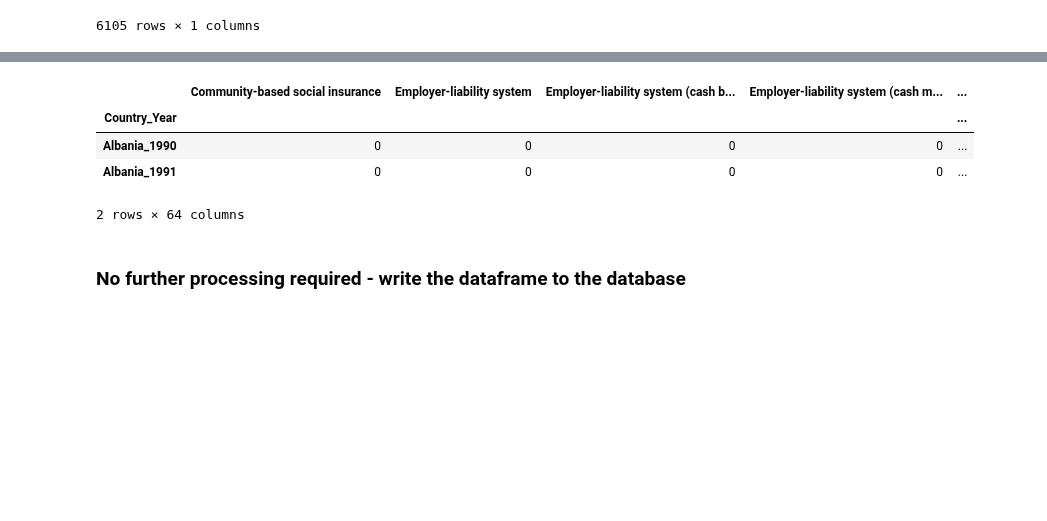
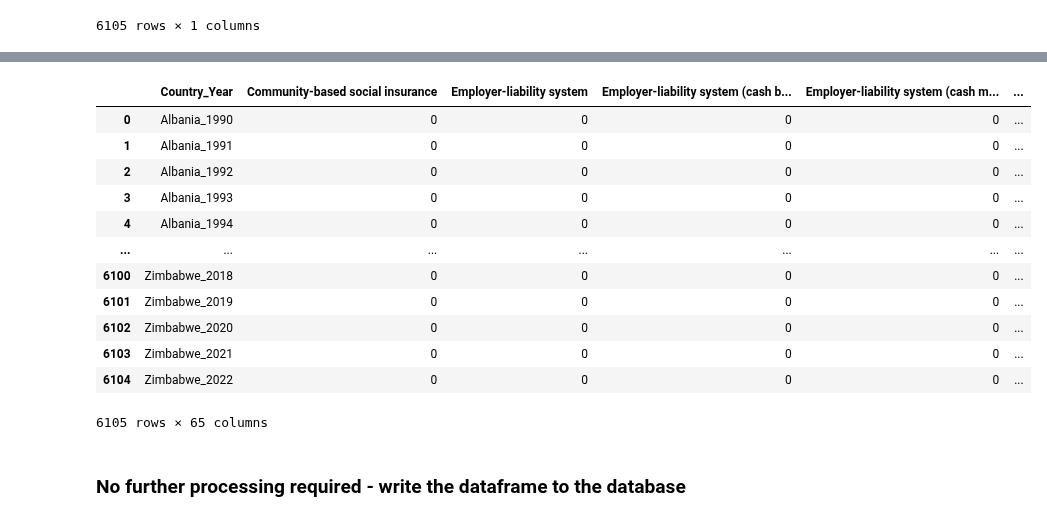
Before and after one commit to AndrewZinc/Expect_Life-Redux, a Jupyter notebook: Analysis/Initial_Analysis/Initial Analysis.ipynb, the cells around one changed output, grey strips where cells are left out. Saved outputs shown, nothing was run; the diff lists cells and outputs as text; code cells hidden in the pictures; blank space fills up the shorter version.

```diff
--- a/Analysis/Initial_Analysis/Initial Analysis.ipynb
+++ b/Analysis/Initial_Analysis/Initial Analysis.ipynb
@@ -137,13 +112,22 @@ sss_encoded_df.head(2)
 # %%
 # Drop the text columns
 sss_encoded_df = sss_encoded_df.drop(['SSS Type','components_matched'], axis=1)
-sss_encoded_df.head(2)
+sss_encoded_df = sss_encoded_df.reset_index()
+sss_encoded_df
 # %% [output]
-|  | Community-based social insurance | Employer-liability system | Employer-liability system (cash b... | Employer-liability system (cash m... | ... |
-| Country_Year |  |  |  |  | ... |
-| Albania_1990 | 0 | 0 | 0 | 0 | ... |
-| Albania_1991 | 0 | 0 | 0 | 0 | ... |
+|  | Country_Year | Community-based social insurance | Employer-liability system | Employer-liability system (cash b... | Employer-liability system (cash m... | ... |
+| 0 | Albania_1990 | 0 | 0 | 0 | 0 | ... |
+| 1 | Albania_1991 | 0 | 0 | 0 | 0 | ... |
+| 2 | Albania_1992 | 0 | 0 | 0 | 0 | ... |
+| 3 | Albania_1993 | 0 | 0 | 0 | 0 | ... |
+| 4 | Albania_1994 | 0 | 0 | 0 | 0 | ... |
+| ... | ... | ... | ... | ... | ... | ... |
+| 6100 | Zimbabwe_2018 | 0 | 0 | 0 | 0 | ... |
+| 6101 | Zimbabwe_2019 | 0 | 0 | 0 | 0 | ... |
+| 6102 | Zimbabwe_2020 | 0 | 0 | 0 | 0 | ... |
+| 6103 | Zimbabwe_2021 | 0 | 0 | 0 | 0 | ... |
+| 6104 | Zimbabwe_2022 | 0 | 0 | 0 | 0 | ... |
-2 rows × 64 columns
+6105 rows × 65 columns
 # %% [markdown]
 ### No further processing required - write the dataframe to the database ###
 # %%
```
Also changed, not shown: parts of 9 cells of this notebook.
